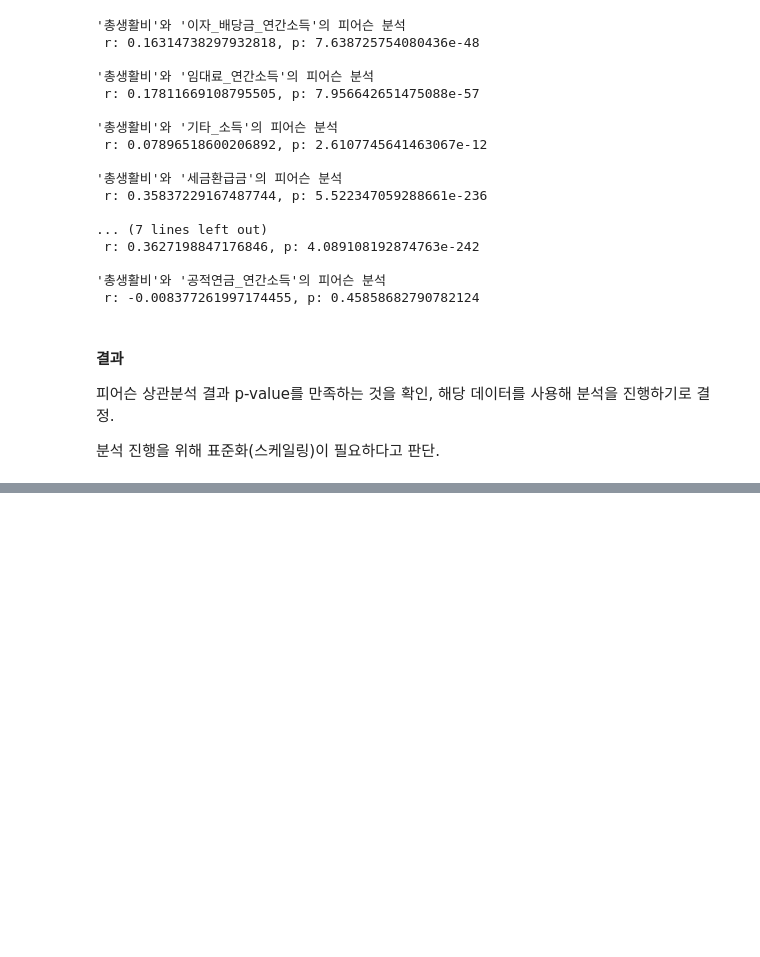
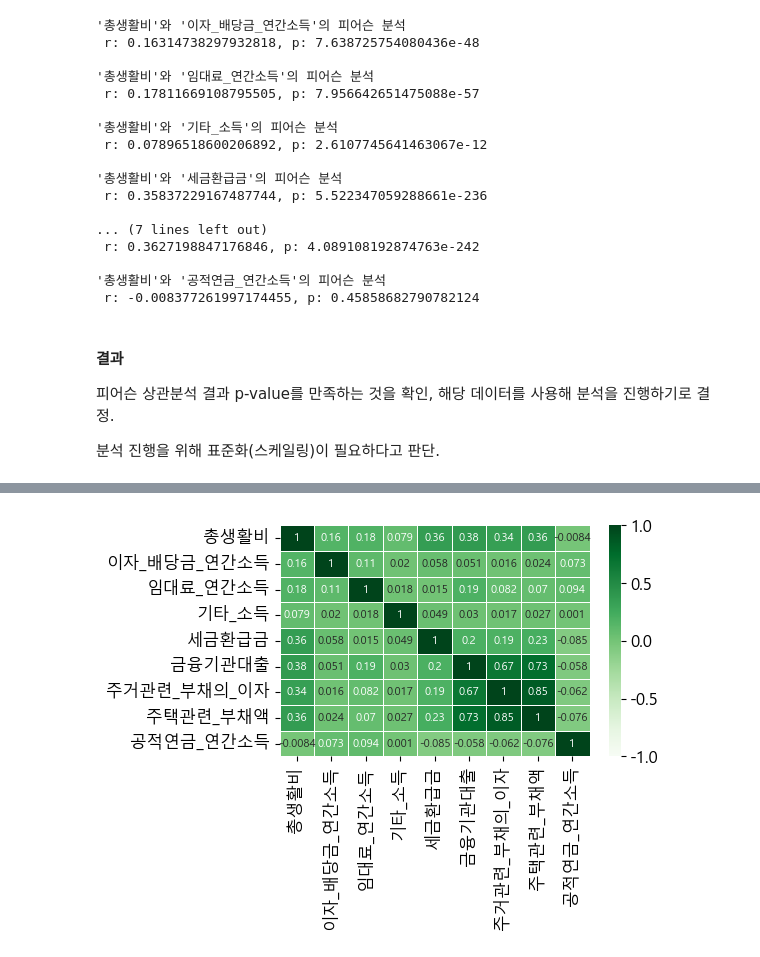
Before and after one commit to jaekim3220/Semiproject3, a Jupyter notebook: 데이터 검색.ipynb, the cells around one changed output, grey strips where cells are left out. Cells and saved outputs as stored; diff of their text form; code cells hidden in the pictures; blank space fills up the shorter version.

```diff
--- a/데이터 검색.ipynb
+++ b/데이터 검색.ipynb
@@ -310,3 +310,6 @@ for c in columns:
 피어슨 상관분석 결과 p-value를 만족하는 것을 확인, 해당 데이터를 사용해 분석을 진행하기로 결정.
 
 분석 진행을 위해 표준화(스케일링)이 필요하다고 판단.
+# %%
+corr = df2.corr(method='pearson')
+corr
@@ -312,0 +327,15 @@ for c in columns:
+# %%
+plt.rcParams["figure.figsize"] = (5,3)
+
+sb.heatmap(corr,
+           annot = True, #실제 값 화면에 나타내기
+           cmap = 'Greens', #색상(Greys,Purples,Blues,Greens,Oranges,Reds,OrRd,PuRd,RdPu,BuPu,GnBu,PuBu,YlGnBu,PuBuGn,BuGn,YlGn)
+           vmin = -1, vmax=1 , #컬러차트 영역 -1 ~ +1
+           linewidths=.5, #구분선 굵기
+           annot_kws={"size": 8}  # 글자 크기 조정
+)
+
+plt.show()
+plt.close()
+# %% [output]
+[figure, added]
```
Also changed, not shown: parts of 3 cells of this notebook.
